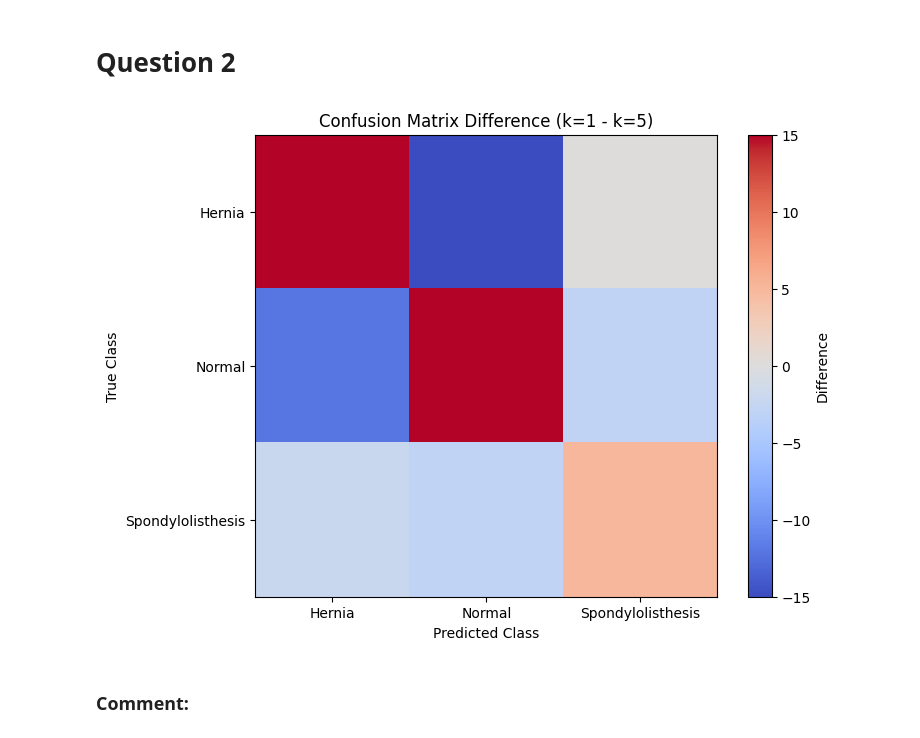
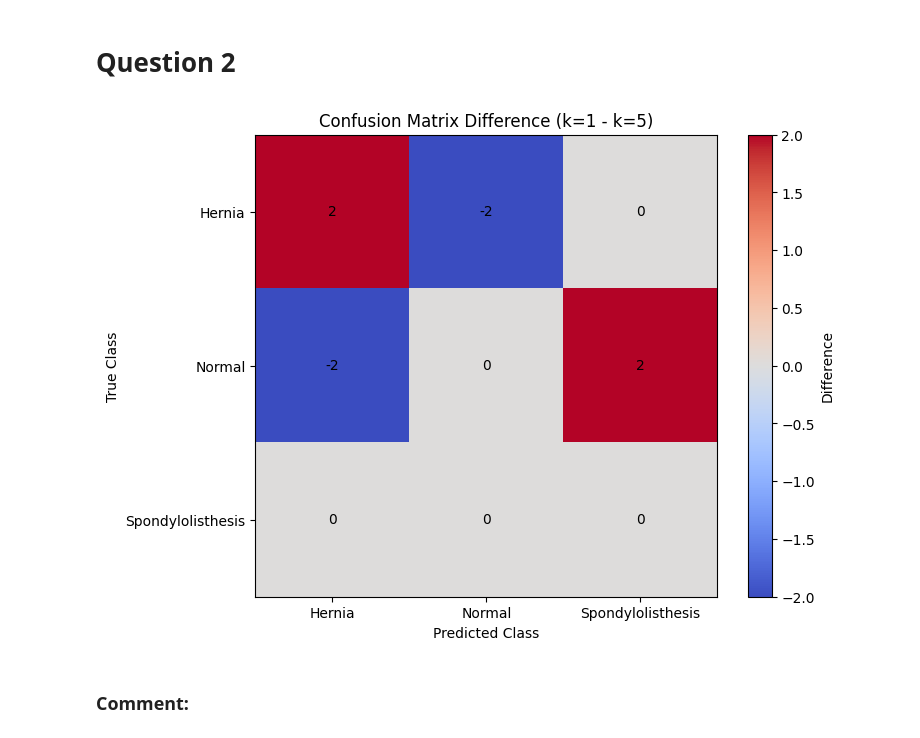
Before and after one commit to pedrocurvo/Aprendizagem, a Jupyter notebook: Homework2/G022.ipynb, the cells around one changed output. Drawn from its saved outputs; the diff is of its cells as text; code cells hidden in the pictures.

```diff
--- a/Homework2/G022.ipynb
+++ b/Homework2/G022.ipynb
@@ -98,38 +98,62 @@ No significant difference between kNN and Naive Bayes.
 # %%
 # Create k-NN classifiers with k=1 and k=5
 knn_k1 = KNeighborsClassifier(n_neighbors=1, weights='uniform', metric='euclidean')
 knn_k5 = KNeighborsClassifier(n_neighbors=5, weights='uniform', metric='euclidean')
 
-# Fit both models to the dataset
-knn_k1.fit(X, y)
-knn_k5.fit(X, y)
+# Create a confusion matrix for each classifier
+confusion_matrix_k1 = np.zeros((3, 3))
+confusion_matrix_k5 = np.zeros((3, 3))
 
-# Make predictions using both models
-predictions_k1 = knn_k1.predict(X)
-predictions_k5 = knn_k5.predict(X)
+# Convert DataFrames to numpy arrays
+X = X.to_numpy()
+y = y.to_numpy().ravel()  # Flatten the y array if needed
 
-# Calculate confusion matrices for both models
-confusion_matrix_k1 = confusion_matrix(y, predictions_k1)
-confusion_matrix_k5 = confusion_matrix(y, predictions_k5)
+for train_index, test_index in cv.split(X, y):
+    # Split the data into training and testing sets
+    X_train, X_test = X[train_index], X[test_index]
+    y_train, y_test = y[train_index], y[test_index]
 
+    # Fit both models to the dataset
+    knn_k1.fit(X_train, y_train)
+    knn_k5.fit(X_train, y_train)
+
+    # Make predictions using both models
+    predictions_k1 = knn_k1.predict(X_test)
+    predictions_k5 = knn_k5.predict(X_test)
+
+    # Calculate confusion matrices for both models
+    confusion_matrix_k1 = confusion_matrix(y_test, predictions_k1)
+    confusion_matrix_k5 = confusion_matrix(y_test, predictions_k5)
+
+    # Add the confusion matrices to the cumulative confusion matrices
+    confusion_matrix_k1 += confusion_matrix_k1
+    confusion_matrix_k5 += confusion_matrix_k5
+
+# Plot the differences between the cumulative confusion matrices
 # Get the class names
 class_names = np.unique(y)
 
 # Calculate the difference between the cumulative confusion matrices
 confusion_matrix_difference = confusion_matrix_k1 - confusion_matrix_k5
 
 # Plot the differences between the cumulative confusion matrices
 plt.figure(figsize=(8, 6))
 plt.imshow(confusion_matrix_difference, cmap='coolwarm', interpolation='nearest')
 plt.colorbar(label='Difference')
 plt.title('Confusion Matrix Difference (k=1 - k=5)')
 plt.xticks(ticks=np.arange(len(class_names)), labels=class_names)
 plt.yticks(ticks=np.arange(len(class_names)), labels=class_names)
 plt.xlabel('Predicted Class')
 plt.ylabel('True Class')
+
+# Loop over the cells and add the values to the plot
+for i in range(len(class_names)):
+    for j in range(len(class_names)):
+        plt.text(j, i, str(confusion_matrix_difference[i, j]), horizontalalignment='center', verticalalignment='center')
+
 plt.show()
 # %% [output]
-[figure, old version]
+[figure, new version]
 # %% [markdown]
 ### Comment:
 # %% [markdown]
```
Also changed, not shown: parts of 1 cell of this notebook.
